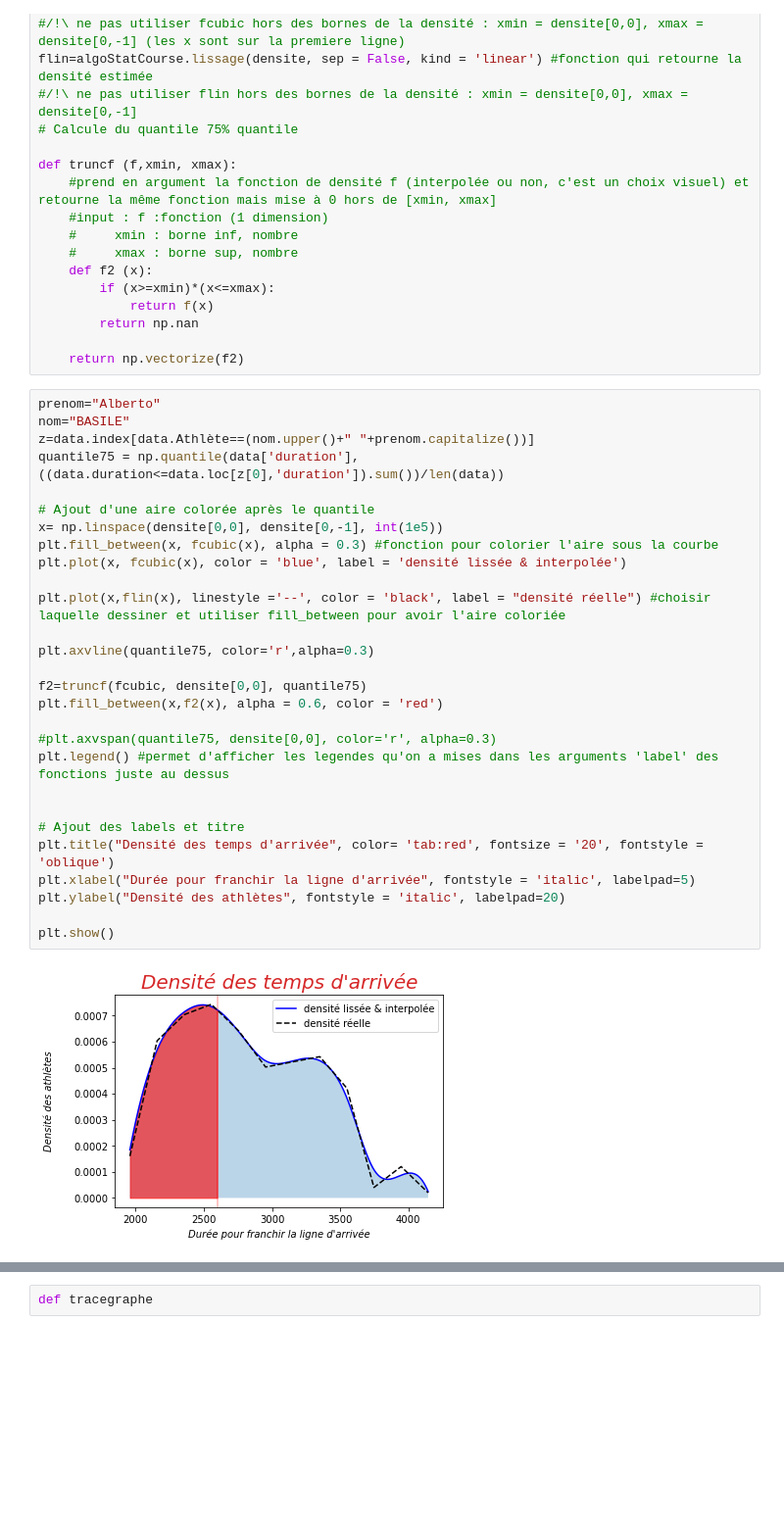
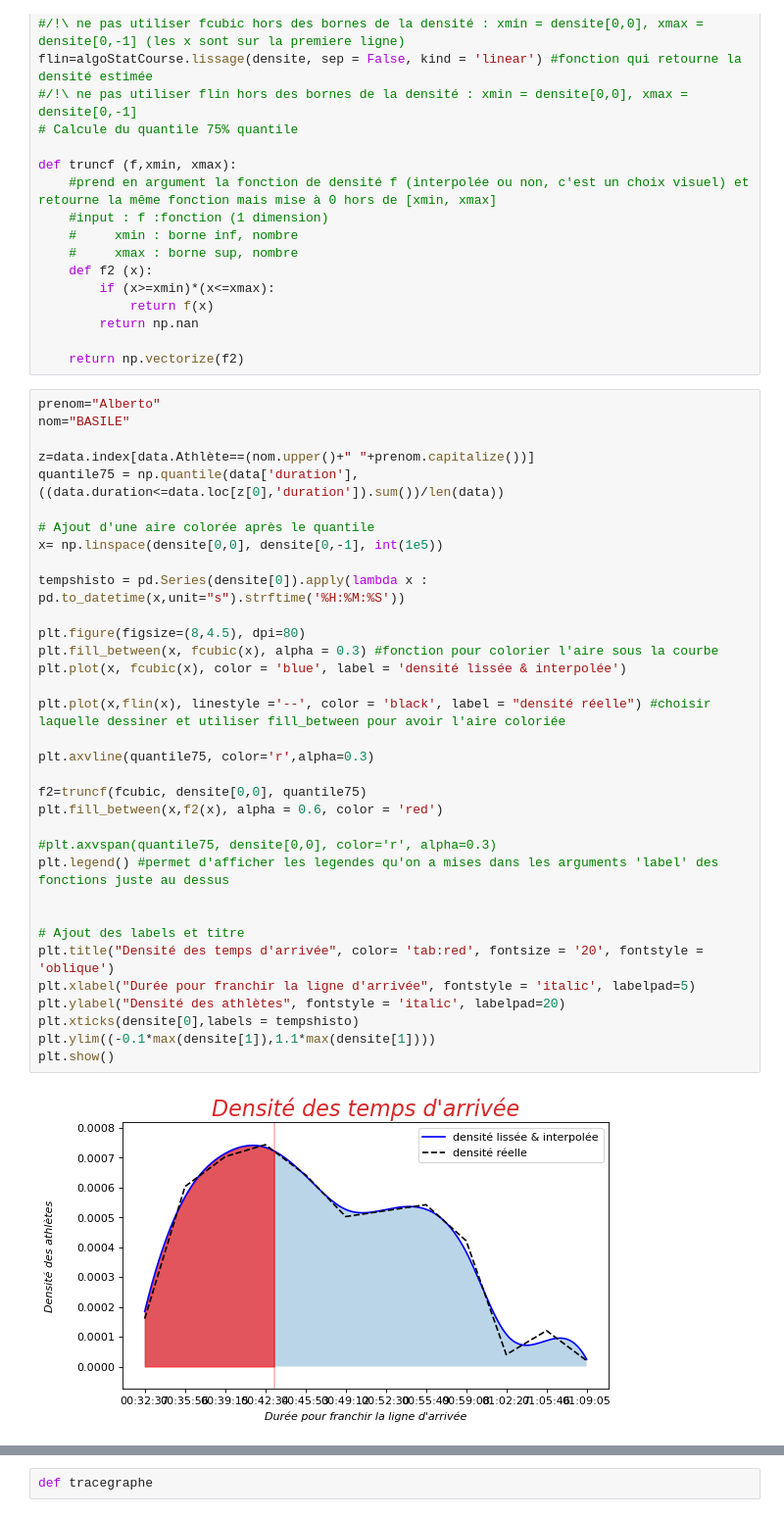
Before and after one commit to Kirscher/ResultAthle, a Jupyter notebook: eda.ipynb, the cells around one changed output, grey strips where cells are left out. Shown at 98% size. Drawn from its saved outputs; the diff is of its cells as text; blank space fills up the shorter version.

```diff
--- a/eda.ipynb
+++ b/eda.ipynb
@@ -102,33 +102,39 @@ def truncf (f,xmin, xmax):
         return np.nan
 
     return np.vectorize(f2)
-# %%
-prenom="Alberto"
-nom="BASILE"
-z=data.index[data.Athlète==(nom.upper()+" "+prenom.capitalize())]
-quantile75 = np.quantile(data['duration'], ((data.duration<=data.loc[z[0],'duration']).sum())/len(data))
-
-# Ajout d'une aire colorée après le quantile
-x= np.linspace(densite[0,0], densite[0,-1], int(1e5))
-plt.fill_between(x, fcubic(x), alpha = 0.3) #fonction pour colorier l'aire sous la courbe
-plt.plot(x, fcubic(x), color = 'blue', label = 'densité lissée & interpolée')
-
-plt.plot(x,flin(x), linestyle ='--', color = 'black', label = "densité réelle") #choisir laquelle dessiner et utiliser fill_between pour avoir l'aire coloriée
-
-plt.axvline(quantile75, color='r',alpha=0.3)
-
-f2=truncf(fcubic, densite[0,0], quantile75)
-plt.fill_between(x,f2(x), alpha = 0.6, color = 'red')
-
-#plt.axvspan(quantile75, densite[0,0], color='r', alpha=0.3)
-plt.legend() #permet d'afficher les legendes qu'on a mises dans les arguments 'label' des fonctions juste au dessus
-
-
-# Ajout des labels et titre
-plt.title("Densité des temps d'arrivée", color= 'tab:red', fontsize = '20', fontstyle = 'oblique')
-plt.xlabel("Durée pour franchir la ligne d'arrivée", fontstyle = 'italic', labelpad=5)
-plt.ylabel("Densité des athlètes", fontstyle = 'italic', labelpad=20)
-
-plt.show()
-# %% [output]
-[figure, removed]
+# %%
+prenom="Alberto"
+nom="BASILE"
+
+z=data.index[data.Athlète==(nom.upper()+" "+prenom.capitalize())]
+quantile75 = np.quantile(data['duration'], ((data.duration<=data.loc[z[0],'duration']).sum())/len(data))
+
+# Ajout d'une aire colorée après le quantile
+x= np.linspace(densite[0,0], densite[0,-1], int(1e5))
+
+tempshisto = pd.Series(densite[0]).apply(lambda x : pd.to_datetime(x,unit="s").strftime('%H:%M:%S'))
+
+plt.figure(figsize=(8,4.5), dpi=80)
+plt.fill_between(x, fcubic(x), alpha = 0.3) #fonction pour colorier l'aire sous la courbe
+plt.plot(x, fcubic(x), color = 'blue', label = 'densité lissée & interpolée')
+
+plt.plot(x,flin(x), linestyle ='--', color = 'black', label = "densité réelle") #choisir laquelle dessiner et utiliser fill_between pour avoir l'aire coloriée
+
+plt.axvline(quantile75, color='r',alpha=0.3)
+
+f2=truncf(fcubic, densite[0,0], quantile75)
+plt.fill_between(x,f2(x), alpha = 0.6, color = 'red')
+
+#plt.axvspan(quantile75, densite[0,0], color='r', alpha=0.3)
+plt.legend() #permet d'afficher les legendes qu'on a mises dans les arguments 'label' des fonctions juste au dessus
+
+
+# Ajout des labels et titre
+plt.title("Densité des temps d'arrivée", color= 'tab:red', fontsize = '20', fontstyle = 'oblique')
+plt.xlabel("Durée pour franchir la ligne d'arrivée", fontstyle = 'italic', labelpad=5)
+plt.ylabel("Densité des athlètes", fontstyle = 'italic', labelpad=20)
+plt.xticks(densite[0],labels = tempshisto)
+plt.ylim((-0.1*max(densite[1]),1.1*max(densite[1])))
+plt.show()
+# %% [output]
+[figure, added]
```
Also changed, not shown: parts of 1 cell of this notebook.
